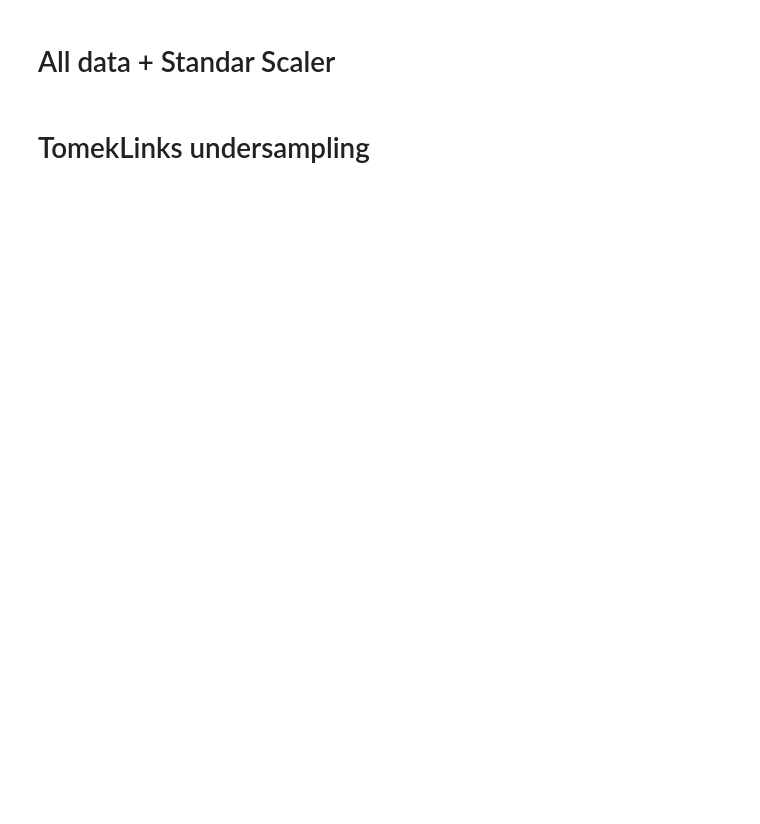
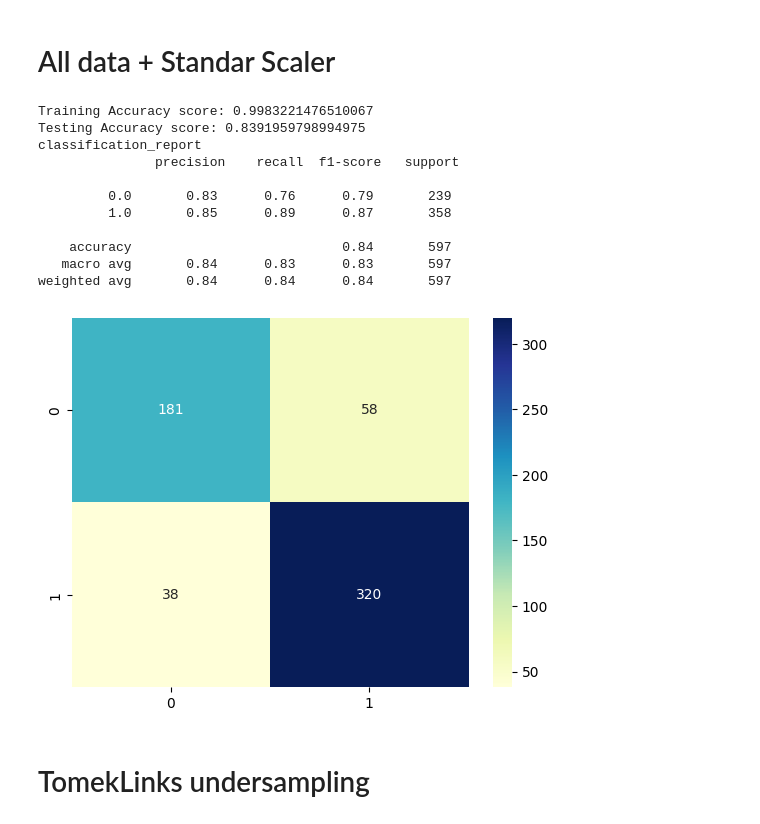
Before and after one commit to PFE2024/satt_ai, a Jupyter notebook: tiktok/03-DecisionTree.ipynb, the cells around one changed output. Drawn from its saved outputs; the diff is of its cells as text; code cells hidden in the pictures; blank space fills up the shorter version.

```diff
--- a/tiktok/03-DecisionTree.ipynb
+++ b/tiktok/03-DecisionTree.ipynb
@@ -51,33 +50,46 @@ weighted avg       0.88      0.88      0.88       581
 # %%
 #from imblearn.under_sampling import TomekLinks
 from sklearn.pipeline import Pipeline
 from sklearn.preprocessing import StandardScaler
 from sklearn.decomposition import PCA
 from sklearn.metrics import confusion_matrix
 df = pd.read_csv('./Data/cleandata.csv')
 #tl = TomekLinks()
 x=df.iloc[:, :-1]
 y = df.IsABot.values.tolist()
 #x, y = tl.fit_resample(x, y)
 x_train, x_test, y_train, y_test = train_test_split(x, y, test_size=0.2, random_state=48,stratify=y)
-pipeline = Pipeline([
+clt = Pipeline([
     ('scaler', StandardScaler()), # Standardizing the data
     ('pca', PCA()), # Transforming the data with PCA
     ('rf', DecisionTreeClassifier()) # Training a Decision Tree Classifier on the data
 ])
 
 #clt = DecisionTreeClassifier()
 # Train the pipeline on the data
-pipeline.fit(x_train,y_train)
+clt.fit(x_train,y_train)
 y_pred_train = clt.predict(x_train)
 y_pred_test = clt.predict(x_test)
 print("\nTraining Accuracy score:",accuracy_score(y_train, y_pred_train))
 print("Testing Accuracy score:",accuracy_score(y_test, y_pred_test))
 print("classification_report \n "+classification_report(y_test, y_pred_test))
 cm = metrics.confusion_matrix(y_test,  y_pred_test)
 cm_matrixNB = pd.DataFrame(data=cm)
 sns.heatmap(cm_matrixNB, annot=True, fmt='d', cmap='YlGnBu')
 plt.show()
+# %% [output]
+Training Accuracy score: 0.9983221476510067
+Testing Accuracy score: 0.8391959798994975
+classification_report
+               precision    recall  f1-score   support
+
+         0.0       0.83      0.76      0.79       239
+         1.0       0.85      0.89      0.87       358
+
+    accuracy                           0.84       597
+   macro avg       0.84      0.83      0.83       597
+weighted avg       0.84      0.84      0.84       597
+[figure, added]
 # %% [markdown]
 # TomekLinks undersampling
 # %%
```
Also changed, not shown: parts of 9 cells of this notebook, 6 other files.
